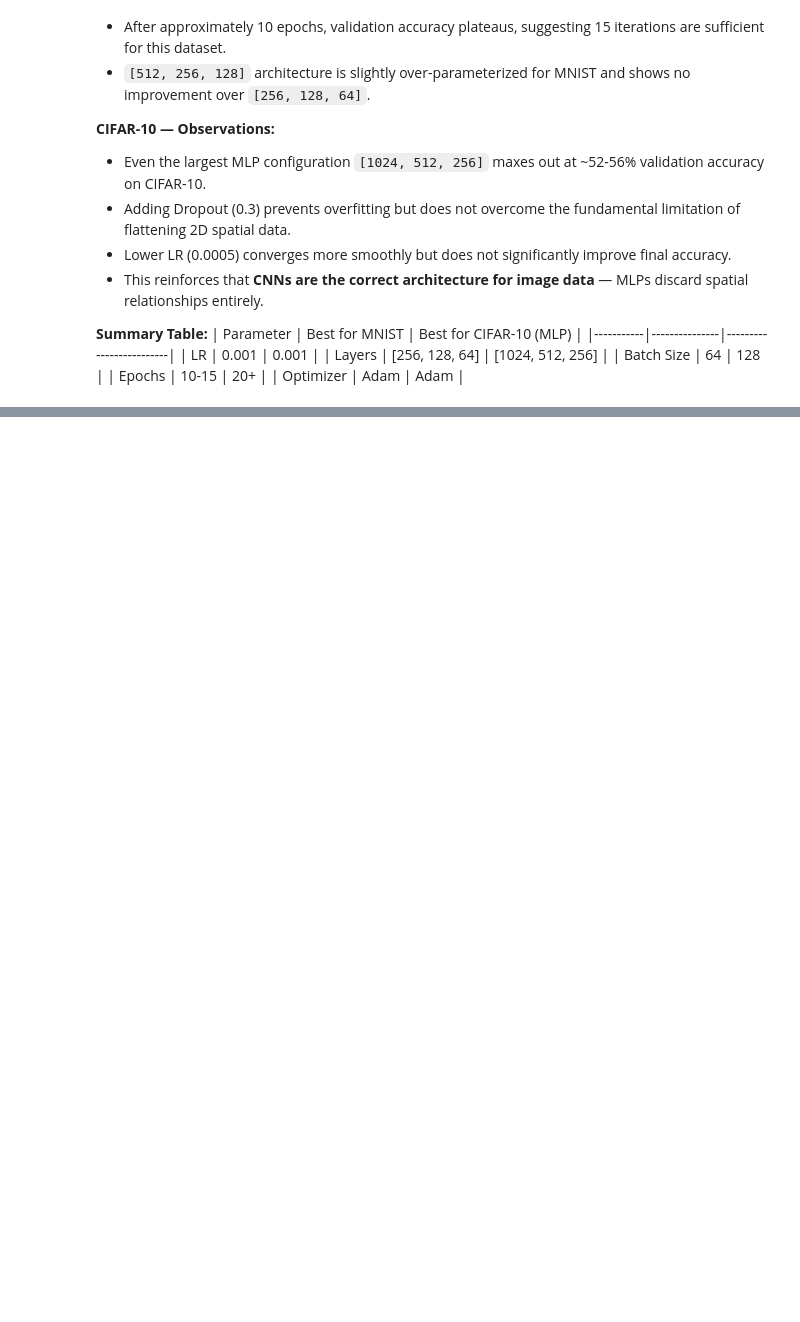
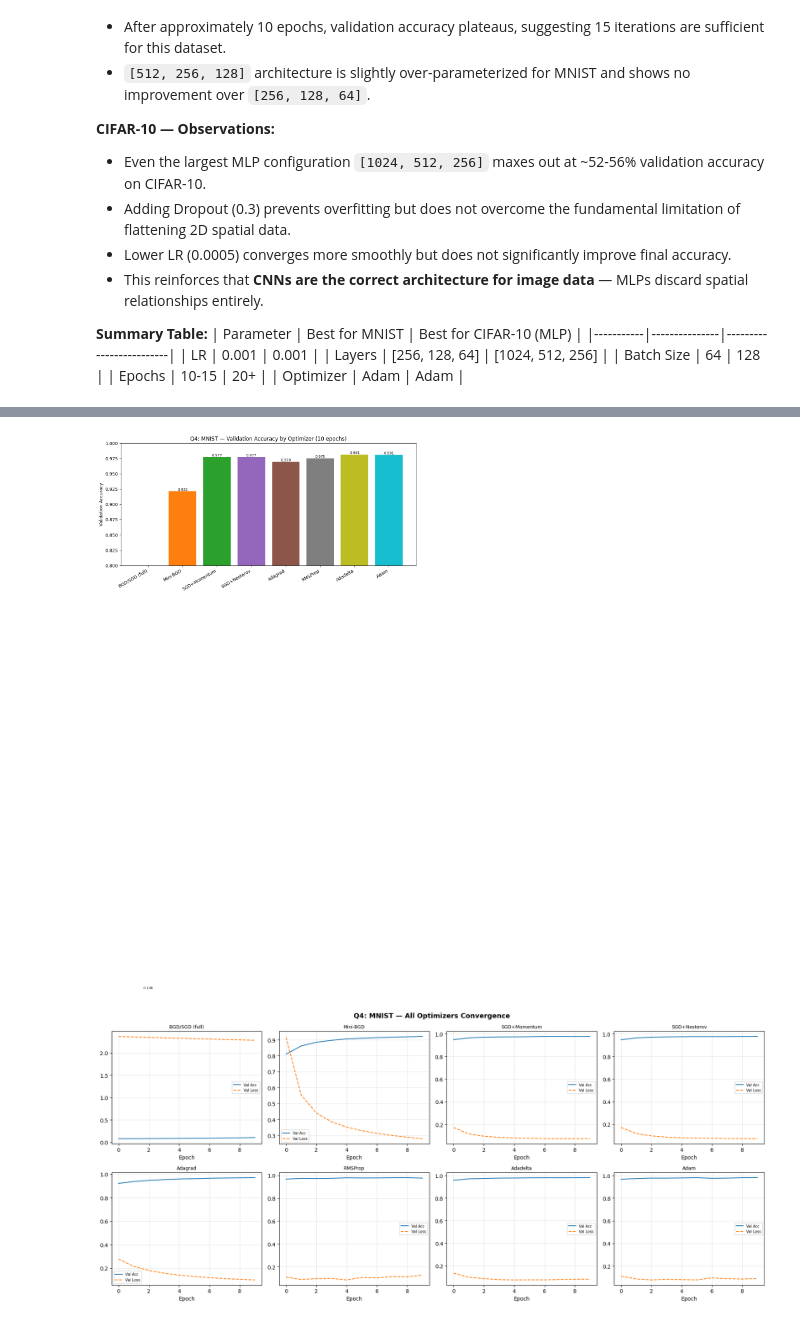
Before and after one commit to srujannayak45/DL-LAB-ASSIGNMENT, a Jupyter notebook: DL_ASSIGNMENT.ipynb, the cells around one changed output, grey strips where cells are left out. Saved outputs shown, nothing was run; the diff lists cells and outputs as text; code cells hidden in the pictures; blank space fills up the shorter version.

```diff
--- a/DL_ASSIGNMENT.ipynb
+++ b/DL_ASSIGNMENT.ipynb
@@ -542,0 +603,58 @@ LR=0.0005 | Layers=[1024, 512, 256] | BS=64                  | Val Acc=0.4677
+# %%
+# ======== PART B: MNIST — All Optimizers ========
+mnist_opt_results = {}
+opts_mnist = {
+    'BGD/SGD (full)':   keras.optimizers.SGD(learning_rate=0.01),
+    'Mini-BGD':         keras.optimizers.SGD(learning_rate=0.01),
+    'SGD+Momentum':      keras.optimizers.SGD(learning_rate=0.01, momentum=0.9),
+    'SGD+Nesterov':      keras.optimizers.SGD(learning_rate=0.01, momentum=0.9, nesterov=True),
+    'Adagrad':           keras.optimizers.Adagrad(learning_rate=0.01),
+    'RMSProp':           keras.optimizers.RMSprop(learning_rate=0.001),
+    'Adadelta':          keras.optimizers.Adadelta(learning_rate=1.0),
+    'Adam':              keras.optimizers.Adam(learning_rate=0.001),
+}
+batch_sizes_mnist = {
+    'BGD/SGD (full)': 60000, 'Mini-BGD': 256,
+    'SGD+Momentum': 64, 'SGD+Nesterov': 64,
+    'Adagrad': 64, 'RMSProp': 64, 'Adadelta': 64, 'Adam': 64
+}
+
+print('\nMNIST — All Optimizers Comparison (10 epochs each)')
+for name, opt in opts_mnist.items():
+    tf.keras.backend.clear_session()
+    bs = batch_sizes_mnist[name]
+    m = keras.Sequential([
+        layers.Dense(256, activation='relu', input_shape=(784,)),
+        layers.Dense(128, activation='relu'),
+        layers.Dense(10,  activation='softmax')
+    ])
+    m.compile(optimizer=opt, loss='categorical_crossentropy', metrics=['accuracy'])
+    h = m.fit(X_m_train, y_m_train_oh, epochs=10, batch_size=bs,
+              validation_data=(X_m_test, y_m_test_oh), verbose=0)
+    va = h.history['val_accuracy'][-1]
+    vl = h.history['val_loss'][-1]
+    mnist_opt_results[name] = {'va': va, 'vl': vl, 'hist': h}
+    print(f'  {name:20s} | Val Acc={va:.4f} | Val Loss={vl:.4f} | BS={bs}')
+
+# Summary Bar Chart
+names = list(mnist_opt_results.keys())
+accs  = [mnist_opt_results[n]['va'] for n in names]
+fig, ax = plt.subplots(figsize=(12, 5))
+bars = ax.bar(names, accs, color=plt.cm.tab10(np.linspace(0,1,len(names))))
+ax.set_ylim(0.8, 1.0); ax.set_ylabel('Validation Accuracy')
+ax.set_title('Q4: MNIST — Validation Accuracy by Optimizer (10 epochs)')
+for bar, acc in zip(bars, accs):
+    ax.text(bar.get_x() + bar.get_width()/2, bar.get_height()+0.001, f'{acc:.3f}', ha='center', fontsize=8)
+plt.xticks(rotation=30, ha='right'); plt.tight_layout(); plt.show()
+
+# Convergence curves
+fig, axes = plt.subplots(2, 4, figsize=(18, 8))
+for idx, (name, res) in enumerate(mnist_opt_results.items()):
+    ax = axes.flatten()[idx]
+    ax.plot(res['hist'].history['val_accuracy'], label='Val Acc')
+    ax.plot(res['hist'].history['val_loss'],     label='Val Loss', linestyle='--')
+    ax.set_title(name, fontsize=9); ax.legend(fontsize=7); ax.grid(True, alpha=0.3)
+    ax.set_xlabel('Epoch')
+plt.suptitle('Q4: MNIST — All Optimizers Convergence', fontsize=13, fontweight='bold')
+plt.tight_layout(); plt.show()
+# %% [output]
@@ -542,0 +670,2 @@ LR=0.0005 | Layers=[1024, 512, 256] | BS=64                  | Val Acc=0.4677
+[figure, added]
+[figure, added]
```
Also changed, not shown: parts of 12 cells of this notebook, 2 other files.
